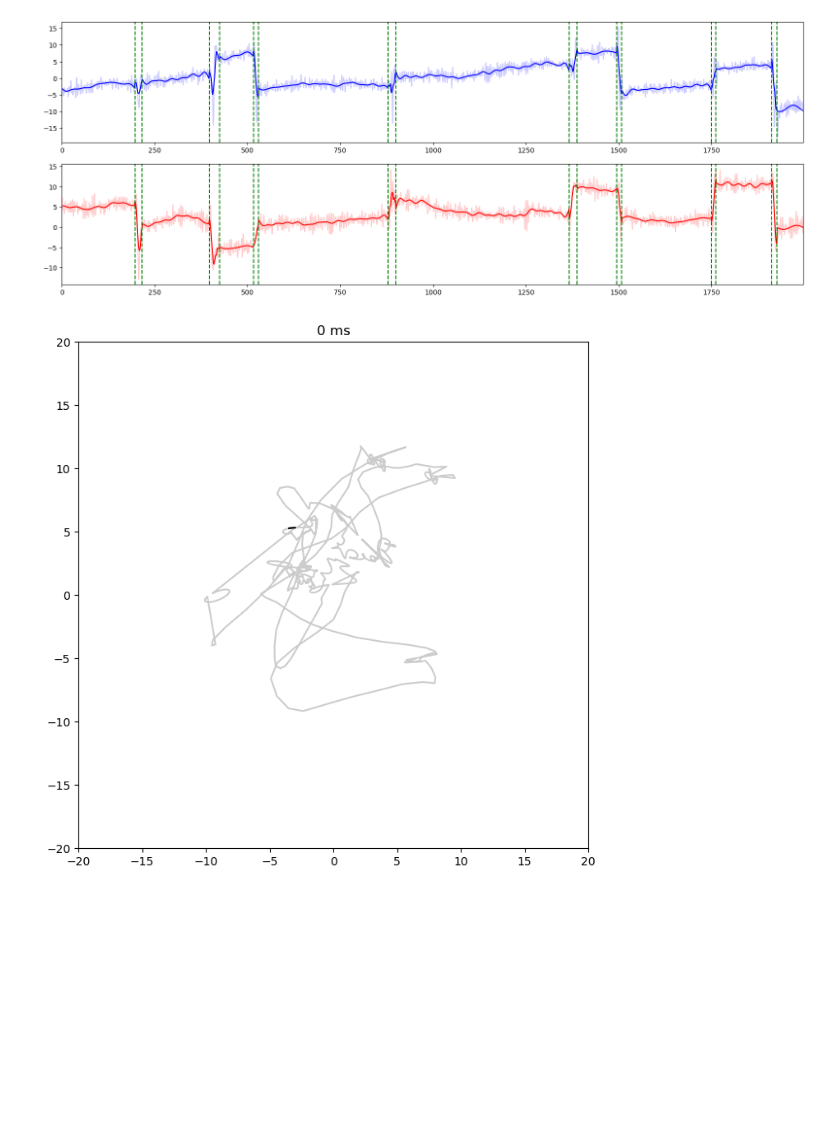
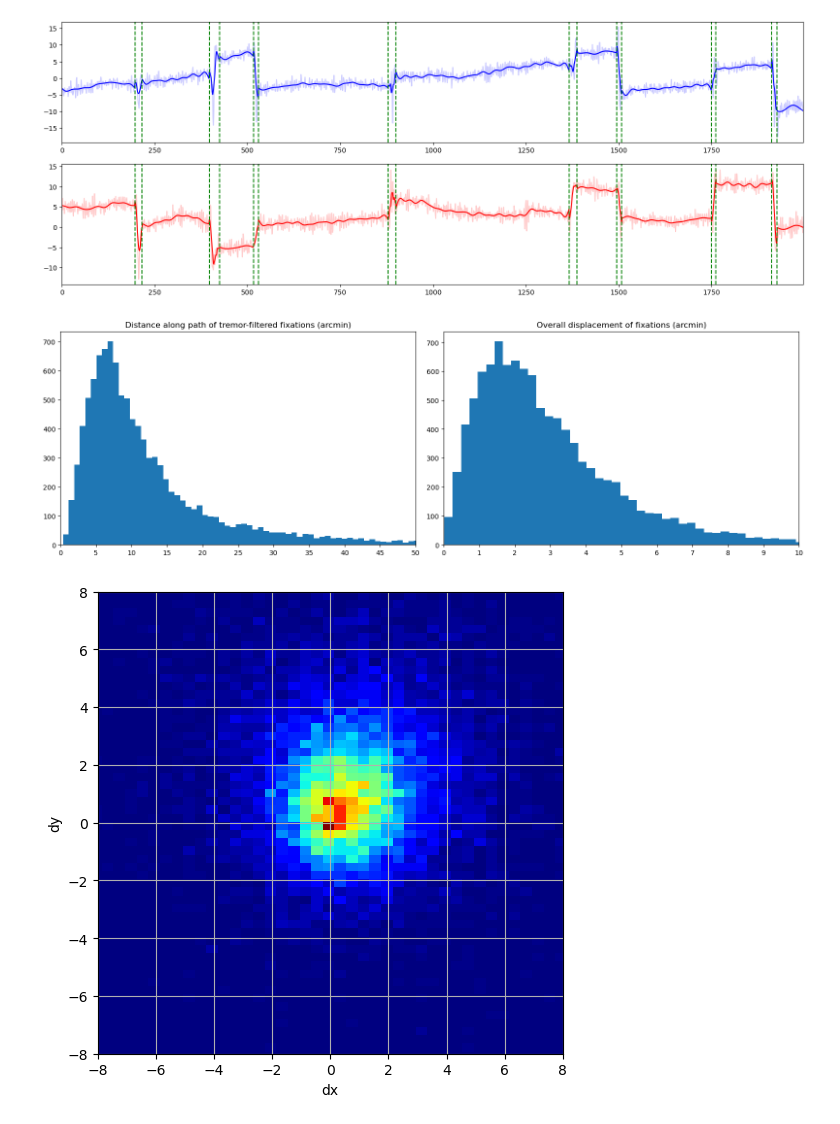
Before and after one commit to ethan-lott/eye-tracking, a Jupyter notebook: ddpi-utils-runner.ipynb, the cells around one changed output. Saved outputs shown, nothing was run; the diff lists cells and outputs as text; code cells hidden in the pictures; blank space fills up the shorter version.

```diff
--- a/ddpi-utils-runner.ipynb
+++ b/ddpi-utils-runner.ipynb
@@ -383,28 +299,3 @@ for sacc in data.sacc_dt[tr]:
 plt.show()
 # %% [output]
 [figure]
-# %%
-''' Plot and save GIF of the trial. Takes about 4 min. for a full trial. '''
-
-trail = 5
-
-x, y = [], []
-prev_x, prev_y = [], []
-fig, ax = plt.subplots(figsize=(8,8))
-
-def animate(i):
-    x = full_filt[i:i+trail,1]
-    y = full_filt[i:i+trail,2]
-    prev_x.append(full_filt[i,1])
-    prev_y.append(full_filt[i,2])
-    plt.cla()
-    ax.plot(x, y, color='black')
-    ax.plot(prev_x, prev_y, color='black', alpha=0.2)
-    ax.set_xlim([-20,20])
-    ax.set_ylim([-20,20])
-    ax.set_title(f'{int(2*i)} ms')
-
-ani = FuncAnimation(fig, animate, frames=full_filt.shape[0]-trail, interval=20, repeat=False)
-ani.save(f't{tr}_et_filtered.gif')
-# %% [output]
-[figure, removed]
@@ -410,0 +335,48 @@ ani.save(f't{tr}_et_filtered.gif')
+# %%
+''' Plot ocular drift stats. '''
+
+DU.ss(1,2,rh=5)
+ind = np.where(all_arcs0 == 0)
+
+
+all_arcs0 = np.delete(all_arcs0, ind)
+plt.subplot(121)
+plt.hist(all_arcs0, bins=500)
+plt.xticks(range(0,51,5))
+plt.xlim(0,50)
+plt.title('Distance along path of tremor-filtered fixations (arcmin)')
+
+
+all_disp = np.delete(all_disp, ind)
+plt.subplot(122)
+plt.hist(all_disp, bins=400)
+plt.xticks(range(11))
+plt.xlim(0,10)
+plt.title('Overall displacement of fixations (arcmin)')
+plt.show()
+
+# DU.ss(1,2,rh=5)
+# plt.subplot(1,2,1)
+# plt.hist(all_dx, bins=400, color='blue')
+# plt.xticks(range(-10,11))
+# plt.xlim(-10,10)
+# plt.title('dx')
+
+# plt.subplot(1,2,2)
+# plt.hist(all_dy, bins=400, color='red')
+# plt.xticks(range(-10,11))
+# plt.xlim(-10,10)
+# plt.title('dy')
+# plt.show()
+
+plt.figure(figsize=(6,6))
+plt.hist2d(all_dx, all_dy, bins=(400,400), cmap=plt.cm.jet)
+plt.xlim(-8,8)
+plt.ylim(-8,8)
+plt.grid()
+plt.xlabel('dx')
+plt.ylabel('dy')
+plt.show()
+# %% [output]
+[figure, added]
+[figure, added]
```
Also changed, not shown: parts of 22 cells of this notebook, 3 other files.
